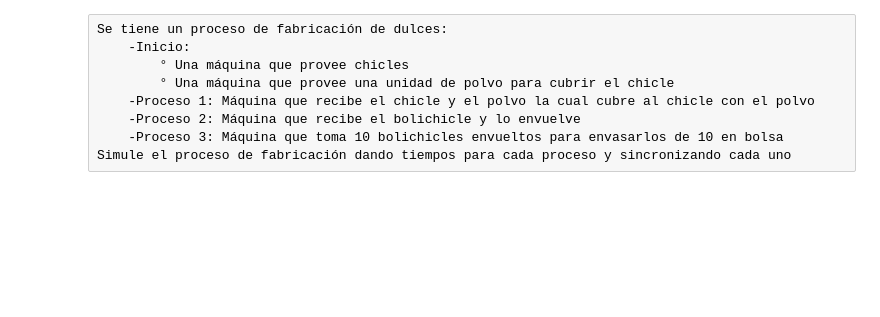
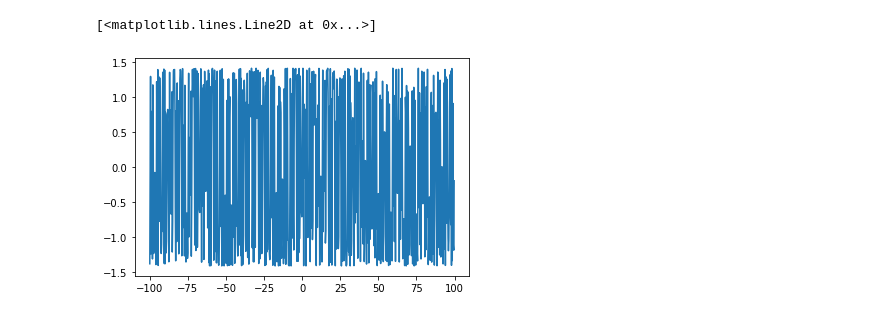
Before and after one commit to jodejetalo99/Computacion-Concurrente, a Jupyter notebook: hilos/ejercicioshilos.ipynb, the cells around one changed output. Saved outputs shown, nothing was run; the diff lists cells and outputs as text; code cells hidden in the pictures; blank space fills up the shorter version.

```diff
--- a/hilos/ejercicioshilos.ipynb
+++ b/hilos/ejercicioshilos.ipynb
@@ -137,9 +86,0 @@ w == z
-# %% [raw]
-Se tiene un proceso de fabricación de dulces:
-    -Inicio:
-        ° Una máquina que provee chicles
-        ° Una máquina que provee una unidad de polvo para cubrir el chicle
-    -Proceso 1: Máquina que recibe el chicle y el polvo la cual cubre al chicle con el polvo
-    -Proceso 2: Máquina que recibe el bolichicle y lo envuelve
-    -Proceso 3: Máquina que toma 10 bolichicles envueltos para envasarlos de 10 en bolsa
-Simule el proceso de fabricación dando tiempos para cada proceso y sincronizando cada uno
@@ -259,0 +97,17 @@ hilo5.start()
+# %%
+x = np.arange(-100,100,0.25)
+ans = [x]
+mutex = Lock()
+
+gt = Thread(target=g,args=(ans,))
+ft = Thread(target=f,args=(ans,))
+
+gt.start()
+gt.join()
+ft.start()
+ft.join()
+# %%
+plt.plot(x,ans.pop())
+# %% [output]
+[<matplotlib.lines.Line2D at 0x...>]
+[figure, added]
```
Also changed, not shown: parts of 25 cells of this notebook.
